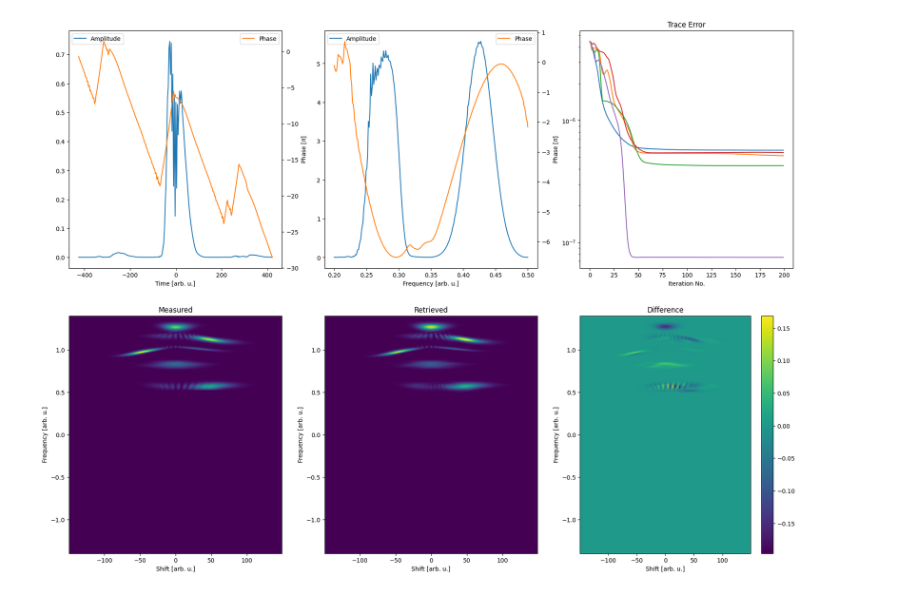
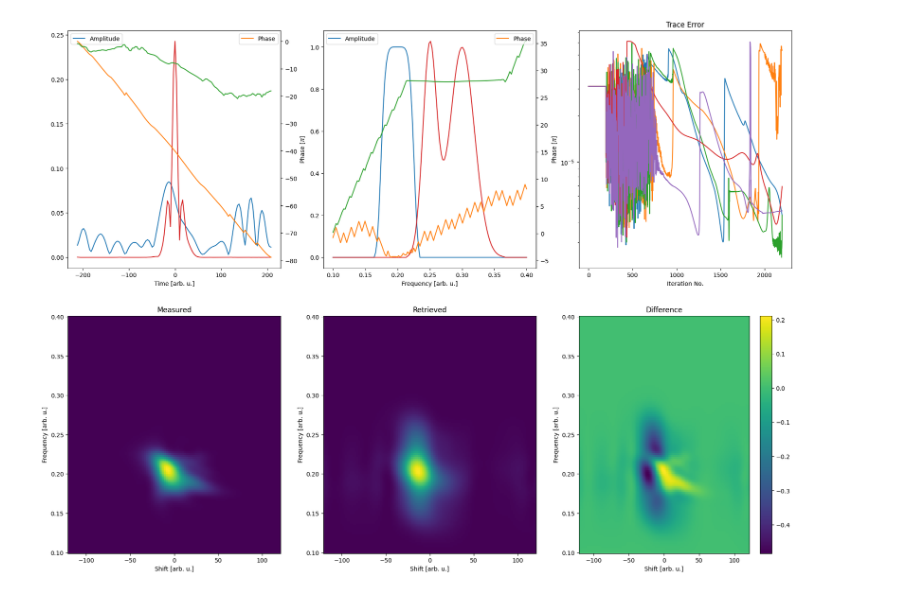
Before and after one commit to matillda123/Pulse-Retrieval-with-JAX, a Jupyter notebook: _usage_example.ipynb, the cells around one changed output. Cells and saved outputs as stored; diff of their text form; code cells hidden in the pictures.

```diff
--- a/_usage_example.ipynb
+++ b/_usage_example.ipynb
@@ -5,17 +5,25 @@ import jax.numpy as jnp
 import matplotlib.pyplot as plt
 import refractiveindex
 
-amp0 = GaussianAmplitude((1,1), (0.275,0.425), (0.05,0.05), (2,1))
-phase0 = PolynomialPhase(None, (0,0,25,-50))
+amp0 = GaussianAmplitude((1,0), (0.2,0.35), (0.05,0.025), (3,1))
+phase0 = PolynomialPhase(None, (0,0,50,-50))
+
+amp1 = GaussianAmplitude((1,1), (0.25,0.3), (0.025,0.045), (1,1))
+phase1 = PolynomialPhase(None, (0,0,-50,50))
 
 
 mp = MakeTrace(N=128*20, f_max=3)
 time, frequency, pulse_t, pulse_f = mp.generate_pulse((amp0,phase0))
 
+_, frequency_gate, _, pulse_f_gate = mp.generate_pulse((amp1,phase1))
 
-delay = jnp.linspace(-150,150,128*2)
-delay, frequency_trace, trace, spectra = mp.generate_frog(time, frequency, pulse_t, pulse_f, "thg", delay, real_fields=True,
-                                                          N=128*2, frequency_range=(0.5,1.4), f_range_fields=(0,1.4),
-                                                          interpolate_fft_conform=True)
+
+# something is wrong with sd generation
+
+delay = jnp.linspace(-120,120,128)
+delay, frequency_trace, trace, spectra = mp.generate_frog(time, frequency, pulse_t, pulse_f, "shg", delay, real_fields=False,
+                                                          cross_correlation=True,
+                                                          gate=(frequency_gate, pulse_f_gate),
+                                                          N=128, frequency_range=(0.1,0.7), interpolate_fft_conform=False)
 # %% [output]
 An NVIDIA GPU may be present on this machine, but a CUDA-enabled jaxlib is not installed. Falling back to cpu.
@@ -23,13 +87,24 @@ An NVIDIA GPU may be present on this machine, but a CUDA-enabled jaxlib is not i
 # %%
-from pulsedjax.real_fields.frog.classical_algorithms_frog_real_fields import CPCGPA
+from pulsedjax.frog import COPRA
+
+gp = COPRA(delay, frequency_trace, trace, "pg", cross_correlation="doubleblind", seed=0)
+
+eta = 1
+gp.use_measured_spectrum(spectra.pulse[0], spectra.pulse[1], "pulse", eta)
+gp.use_measured_spectrum(spectra.gate[0], spectra.gate[1], "gate", eta)
+
+population = gp.create_initial_population(5, "constant")
+
+gp.local_gamma = 1
+gp.global_gamma = 0.25
+
+# gp.local_adaptive_scaling = False
+# gp.global_adaptive_scaling = False
+gp.local_adaptive_scaling_factor = 0
+gp.global_adaptive_scaling_factor = 0
 
 
-gp = CPCGPA(delay, frequency_trace, trace, "thg", #solver=optax.adam(learning_rate=0.5),
-                   f_range_fields=(0.5,1.4), f_range_pulse=(0.2,0.5), f_max_all_fields=1.4, seed=0)
-
-population = gp.create_initial_population(5, "random")
-
-final_result = gp.run(population, 200)
+final_result = gp.run(population, 200, 2000)
 gp.plot_results(final_result)
 # %% [output]
-[figure, old version]
+[figure, new version]
```
Also changed, not shown: parts of 5 cells of this notebook, 26 other files.
